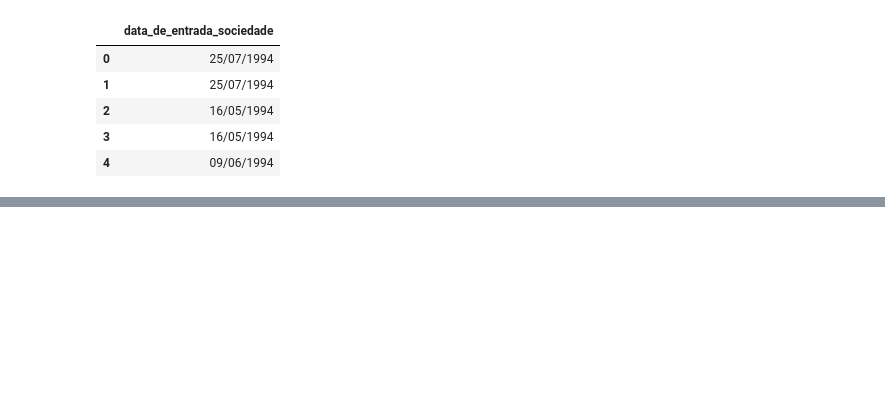
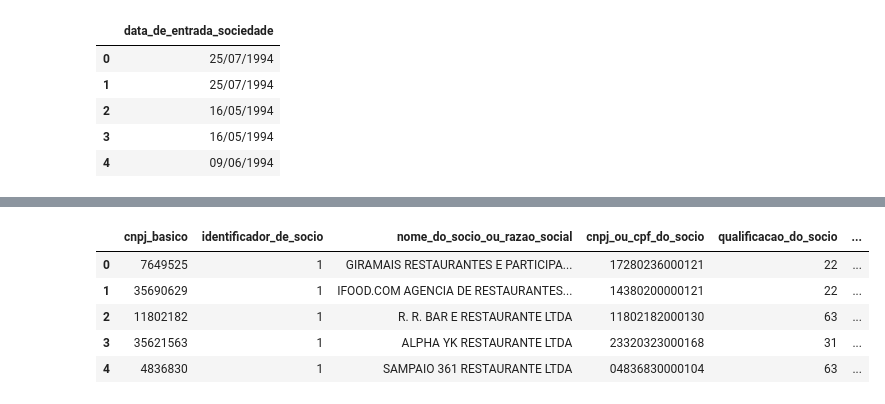
Before and after one commit to MBrugnaroto/Data-Engineering-Studies, a Jupyter notebook: apache-spark/code/data-pipeline.ipynb, the cells around one changed output, grey strips where cells are left out. Drawn from its saved outputs; the diff is of its cells as text; code cells hidden in the pictures; blank space fills up the shorter version.

```diff
--- a/apache-spark/code/data-pipeline.ipynb
+++ b/apache-spark/code/data-pipeline.ipynb
@@ -224,0 +330,9 @@ df_partners.select('data_de_entrada_sociedade').limit(5).toPandas()
+# %%
+df_partners.where(df_partners.nome_do_socio_ou_razao_social.like('%RESTAURANTE%')).limit(5).toPandas()
+# %% [output]
+|  | cnpj_basico | identificador_de_socio | nome_do_socio_ou_razao_social | cnpj_ou_cpf_do_socio | qualificacao_do_socio | ... |
+| 0 | 7649525 | 1 | GIRAMAIS RESTAURANTES E PARTICIPA... | 17280236000121 | 22 | ... |
+| 1 | 35690629 | 1 | IFOOD.COM AGENCIA DE RESTAURANTES... | 14380200000121 | 22 | ... |
+| 2 | 11802182 | 1 | R. R. BAR E RESTAURANTE LTDA | 11802182000130 | 63 | ... |
+| 3 | 35621563 | 1 | ALPHA YK RESTAURANTE LTDA | 23320323000168 | 31 | ... |
+| 4 | 4836830 | 1 | SAMPAIO 361 RESTAURANTE LTDA | 04836830000104 | 63 | ... |
```
Also changed, not shown: parts of 30 cells of this notebook.
